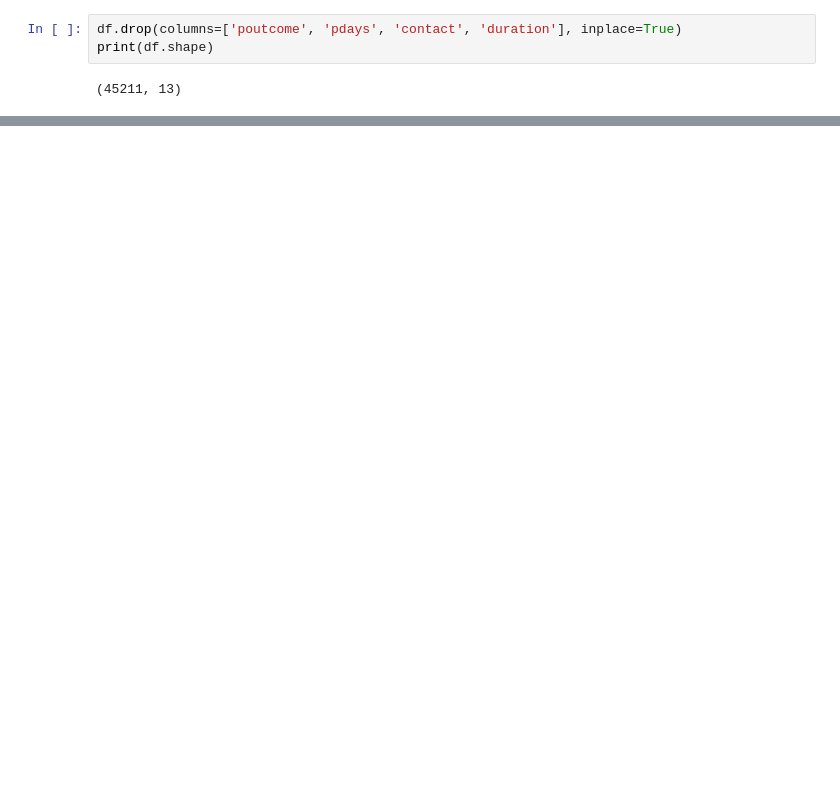
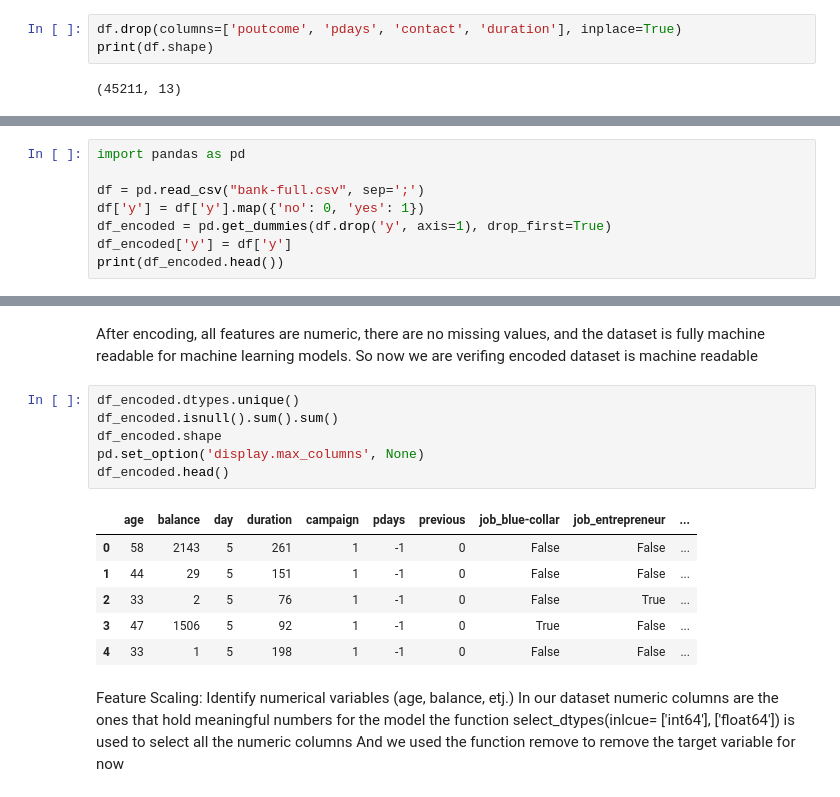
Before and after one commit to alekskadena/bank__datascience, a Jupyter notebook: Project.ipynb, the cells around one changed output, grey strips where cells are left out. Saved outputs shown, nothing was run; the diff lists cells and outputs as text; blank space fills up the shorter version.

Commit message:
first step completed, adding a table from excel to monitor our progress

```diff
--- a/Project.ipynb
+++ b/Project.ipynb
@@ -92,0 +110,8 @@ print(df.shape)
+# %%
+import pandas as pd
+
+df = pd.read_csv("bank-full.csv", sep=';')
+df['y'] = df['y'].map({'no': 0, 'yes': 1})
+df_encoded = pd.get_dummies(df.drop('y', axis=1), drop_first=True)
+df_encoded['y'] = df['y']
+print(df_encoded.head())
@@ -92,0 +136,20 @@ print(df.shape)
+# %% [markdown]
+After encoding, all features are numeric, there are no missing values, and the dataset is fully machine readable for machine learning models. So now we are verifing encoded dataset is machine readable
+# %%
+df_encoded.dtypes.unique()
+df_encoded.isnull().sum().sum()
+df_encoded.shape
+pd.set_option('display.max_columns', None)
+df_encoded.head()
+# %% [output]
+|  | age | balance | day | duration | campaign | pdays | previous | job_blue-collar | job_entrepreneur | ... |
+| 0 | 58 | 2143 | 5 | 261 | 1 | -1 | 0 | False | False | ... |
+| 1 | 44 | 29 | 5 | 151 | 1 | -1 | 0 | False | False | ... |
+| 2 | 33 | 2 | 5 | 76 | 1 | -1 | 0 | False | True | ... |
+| 3 | 47 | 1506 | 5 | 92 | 1 | -1 | 0 | True | False | ... |
+| 4 | 33 | 1 | 5 | 198 | 1 | -1 | 0 | False | False | ... |
+# %% [markdown]
+Feature Scaling: Identify numerical variables (age, balance, etj.)
+In our dataset numeric columns are the ones that hold meaningful numbers for the model
+the function select_dtypes(inlcue= ['int64'], ['float64']) is used to select all the numeric columns
+And we used the function remove to remove the target variable for now
```
Also changed, not shown: parts of 16 cells of this notebook, 2 other files.
